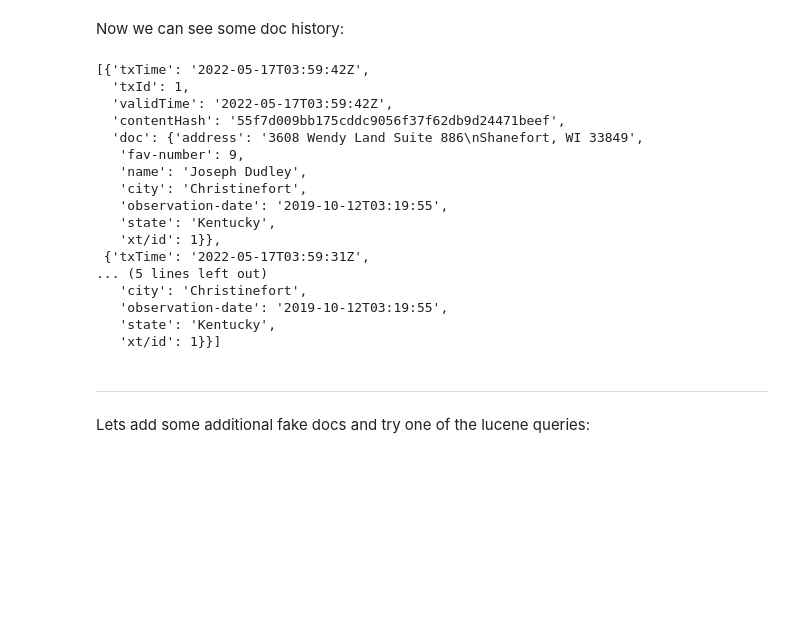
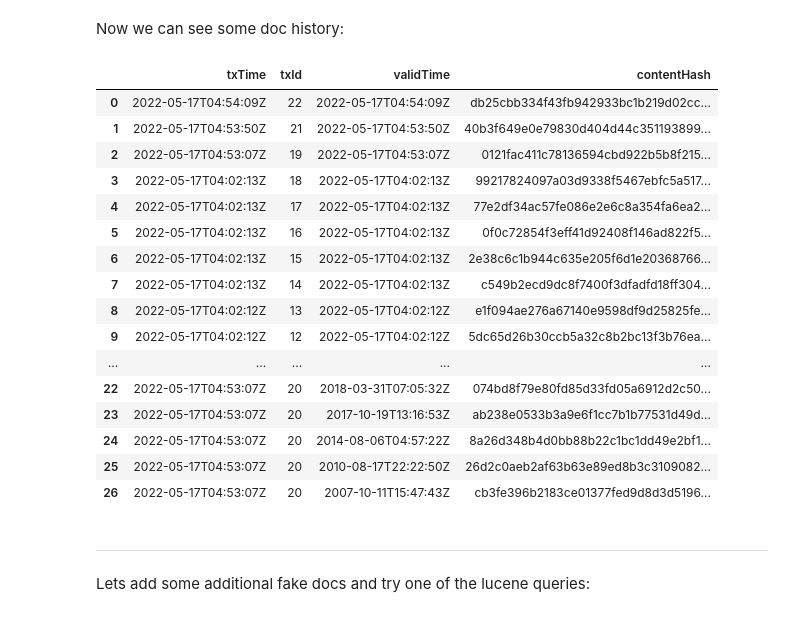
Before and after one commit to joefromct/py-xtdb, a Jupyter notebook: nb/demo.ipynb, the cells around one changed output. Cells and saved outputs as stored; diff of their text form; code cells hidden in the pictures; blank space fills up the shorter version.

```diff
--- a/nb/demo.ipynb
+++ b/nb/demo.ipynb
@@ -145,25 +148,25 @@ xt.submit_tx(recs=[our_doc,])
 # %% [markdown]
 Now we can see some doc history:
 # %%
-xt.entity_json(params={"eid-json":"1",  "with-docs": "true", "history": "true", "sort-order": "desc"})
+pd.DataFrame(xt.entity_json(params={"eid-json":"1",  "with-docs": "false", "history": "true", "sort-order": "desc"}))
 # %% [output]
-[{'txTime': '2022-05-17T03:59:42Z',
-  'txId': 1,
-  'validTime': '2022-05-17T03:59:42Z',
-  'contentHash': '55f7d009bb175cddc9056f37f62db9d24471beef',
-  'doc': {'address': '3608 Wendy Land Suite 886\nShanefort, WI 33849',
-   'fav-number': 9,
-   'name': 'Joseph Dudley',
-   'city': 'Christinefort',
-   'observation-date': '2019-10-12T03:19:55',
-   'state': 'Kentucky',
-   'xt/id': 1}},
- {'txTime': '2022-05-17T03:59:31Z',
-... (5 lines left out)
-   'city': 'Christinefort',
-   'observation-date': '2019-10-12T03:19:55',
-   'state': 'Kentucky',
-   'xt/id': 1}}]
+|  | txTime | txId | validTime | contentHash |
+| 0 | 2022-05-17T04:54:09Z | 22 | 2022-05-17T04:54:09Z | db25cbb334f43fb942933bc1b219d02cc... |
+| 1 | 2022-05-17T04:53:50Z | 21 | 2022-05-17T04:53:50Z | 40b3f649e0e79830d404d44c351193899... |
+| 2 | 2022-05-17T04:53:07Z | 19 | 2022-05-17T04:53:07Z | 0121fac411c78136594cbd922b5b8f215... |
+| 3 | 2022-05-17T04:02:13Z | 18 | 2022-05-17T04:02:13Z | 99217824097a03d9338f5467ebfc5a517... |
+| 4 | 2022-05-17T04:02:13Z | 17 | 2022-05-17T04:02:13Z | 77e2df34ac57fe086e2e6c8a354fa6ea2... |
+| 5 | 2022-05-17T04:02:13Z | 16 | 2022-05-17T04:02:13Z | 0f0c72854f3eff41d92408f146ad822f5... |
+| 6 | 2022-05-17T04:02:13Z | 15 | 2022-05-17T04:02:13Z | 2e38c6c1b944c635e205f6d1e20368766... |
+| 7 | 2022-05-17T04:02:13Z | 14 | 2022-05-17T04:02:13Z | c549b2ecd9dc8f7400f3dfadfd18ff304... |
+| 8 | 2022-05-17T04:02:12Z | 13 | 2022-05-17T04:02:12Z | e1f094ae276a67140e9598df9d25825fe... |
+| 9 | 2022-05-17T04:02:12Z | 12 | 2022-05-17T04:02:12Z | 5dc65d26b30ccb5a32c8b2bc13f3b76ea... |
+| ... | ... | ... | ... | ... |
+| 22 | 2022-05-17T04:53:07Z | 20 | 2018-03-31T07:05:32Z | 074bd8f79e80fd85d33fd05a6912d2c50... |
+| 23 | 2022-05-17T04:53:07Z | 20 | 2017-10-19T13:16:53Z | ab238e0533b3a9e6f1cc7b1b77531d49d... |
+| 24 | 2022-05-17T04:53:07Z | 20 | 2014-08-06T04:57:22Z | 8a26d348b4d0bb88b22c1bc1dd49e2bf1... |
+| 25 | 2022-05-17T04:53:07Z | 20 | 2010-08-17T22:22:50Z | 26d2c0aeb2af63b63e89ed8b3c3109082... |
+| 26 | 2022-05-17T04:53:07Z | 20 | 2007-10-11T15:47:43Z | cb3fe396b2183ce01377fed9d8d3d5196... |
 # %% [markdown]
 ----
 Lets add some additional fake docs and try one of the lucene queries:
```
Also changed, not shown: parts of 10 cells of this notebook, 2 other files.
